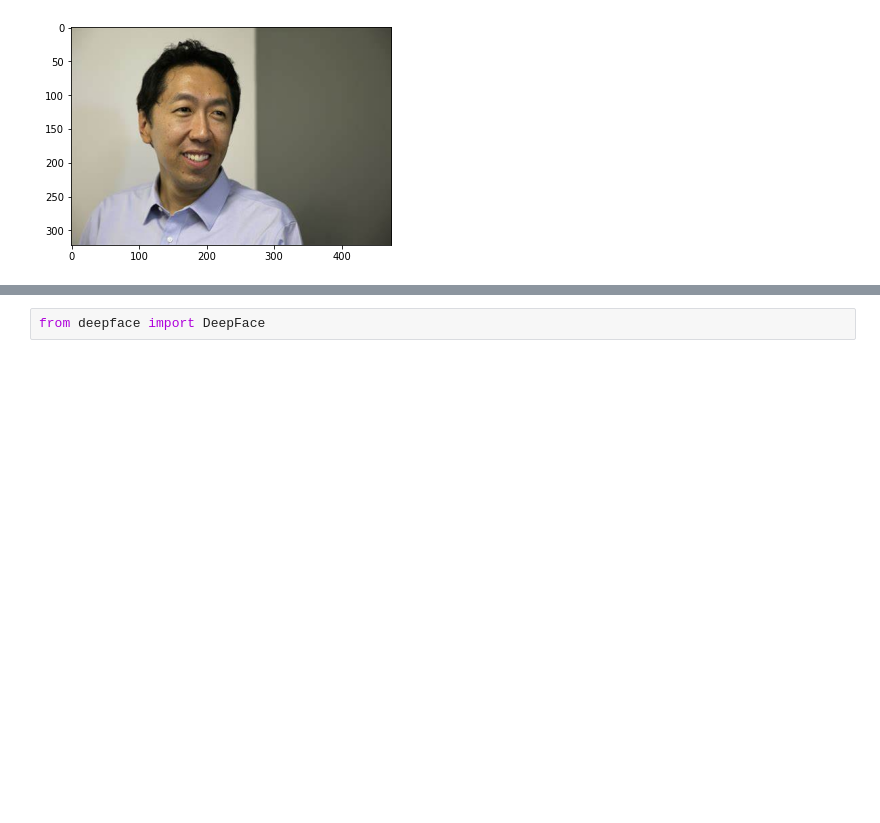
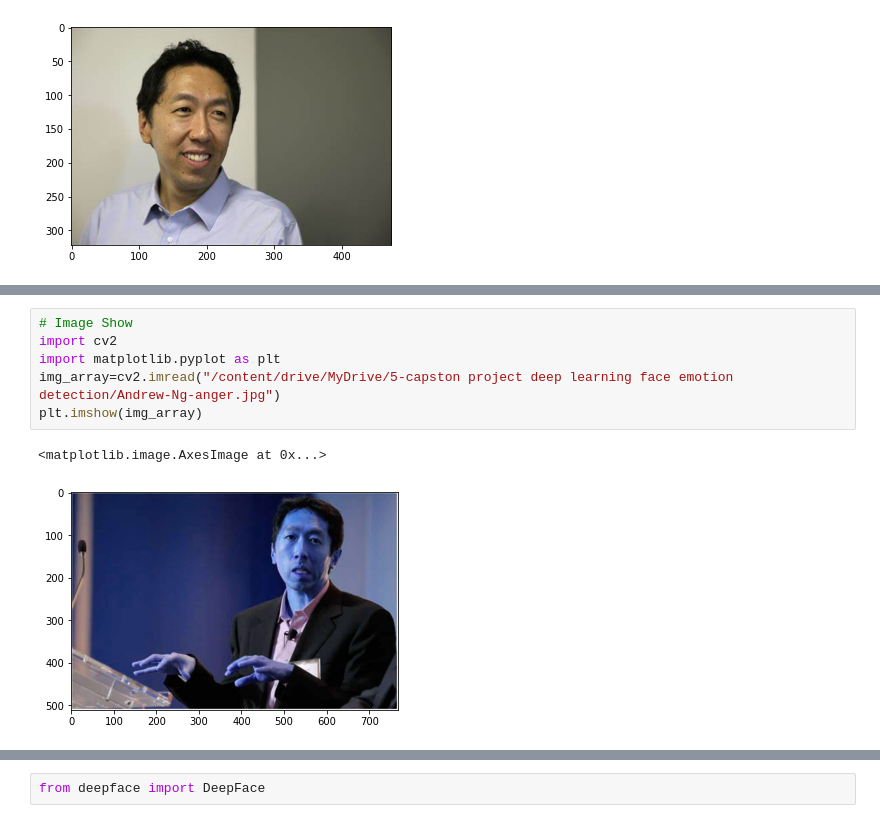
Before and after one commit to Creatrohit9/Face-Emotion-Recognition, a Jupyter notebook: Live_Class_Monitoring_System(Face_Emotion_Recognition)Rohit_bhadauriya.ipynb, the cells around one changed output, grey strips where cells are left out. Cells and saved outputs as stored; diff of their text form; blank space fills up the shorter version.

```diff
--- a/Live_Class_Monitoring_System(Face_Emotion_Recognition)Rohit_bhadauriya.ipynb
+++ b/Live_Class_Monitoring_System(Face_Emotion_Recognition)Rohit_bhadauriya.ipynb
@@ -144,3 +153,12 @@ plt.imshow(cv2.cvtColor(img_array,cv2.COLOR_BGR2RGB))
+# %%
+# Image Show
+import cv2
+import matplotlib.pyplot as plt
+img_array=cv2.imread("/content/drive/MyDrive/5-capston project deep learning face emotion detection/Andrew-Ng-anger.jpg")
+plt.imshow(img_array)
+# %% [output]
+<matplotlib.image.AxesImage at 0x...>
+[figure, added]
 # %%
 pip install deepface
 # %% [output]
```
Also changed, not shown: parts of 20 cells of this notebook.
